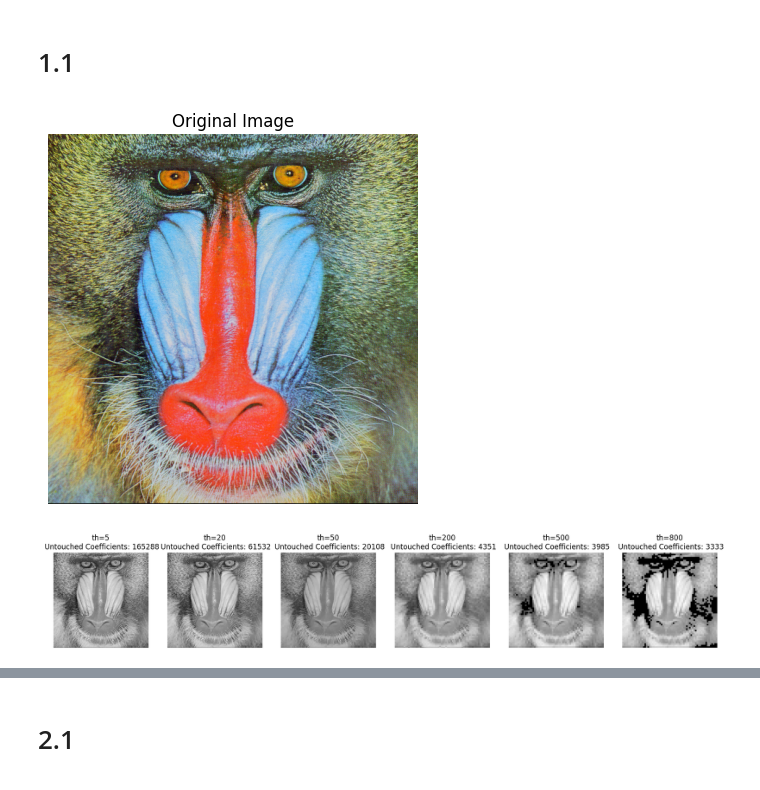
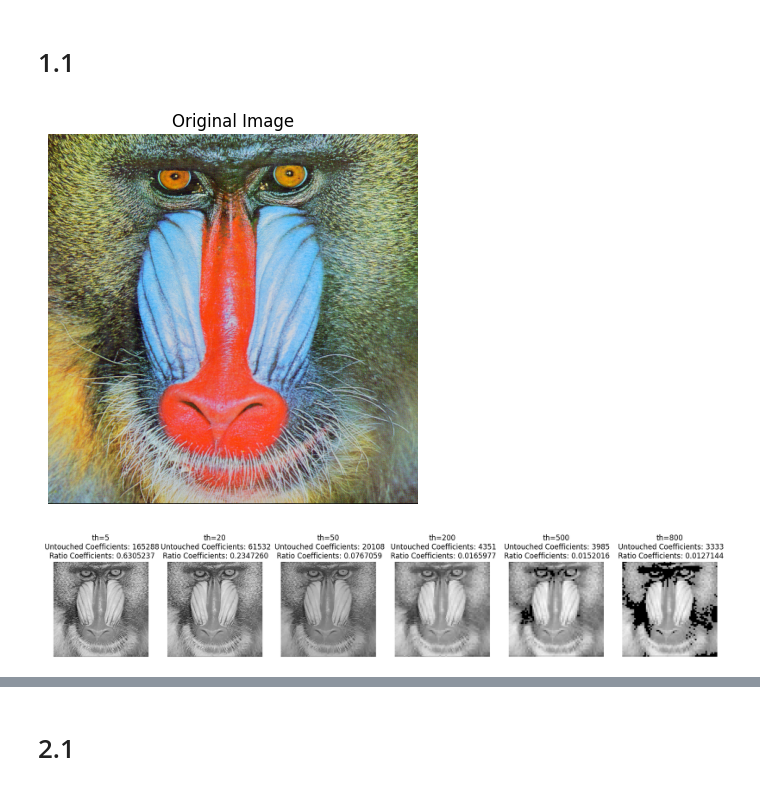
Before and after one commit to eudoalah-prog/Ass-2, a Jupyter notebook: Ass_(2).ipynb, the cells around one changed output, grey strips where cells are left out. Saved outputs shown, nothing was run; the diff lists cells and outputs as text; code cells hidden in the pictures.

```diff
--- a/Ass_(2).ipynb
+++ b/Ass_(2).ipynb
@@ -71,42 +71,42 @@ def apply_dct_and_idct_to_image(y_channel, thereshold_value):
     total = ((new_h // 8) * (new_w // 8)) * 64
 
 
-    return final, count
+    return final, count, total
 
 def threshold(block, th_value):
     aux = np.zeros_like(block)
     count = 0
 
     h,w = block.shape
 
     for i in range (h):
         for j in range (w):
             if(abs(block[i,j]) >= th_value):
                 aux[i,j] = block[i,j]
                 count += 1
             else:
                 aux[i,j] = 0
 
     return aux, count
 
 converted, y_channel = prepare_image('./images/baboon.png', 'YCrCb')
 
-plt.figure(figsize=(20, 5))  # largura x altura
+plt.figure(figsize=(20, 6))  # largura x altura
 
 threshold_v = [5, 20, 50, 200, 500, 800]
 
 for idx, th in enumerate(threshold_v):
-    image_mod, retained = apply_dct_and_idct_to_image(y_channel, th)
+    image_mod, retained, total = apply_dct_and_idct_to_image(y_channel, th)
     plt.subplot(1, len(threshold_v), idx + 1)
     plt.imshow(image_mod, cmap='gray')
-    plt.title(f"th={th}\n Untouched Coefficients: {retained}")
+    plt.title(f"th={th}\n Untouched Coefficients: {retained}\n Ratio Coefficients: {(retained / total):.7f}")
     plt.axis('off')
 
 # plt.suptitle("")
 plt.show()
 # %% [output]
 [figure]
-[figure, old version]
+[figure, new version]
 # %% [markdown]
 In this exercise, we compress an image using DCT and then reconstruct it to evaluate the loss in quality.
 
```
Also changed, not shown: parts of 2 cells of this notebook.
